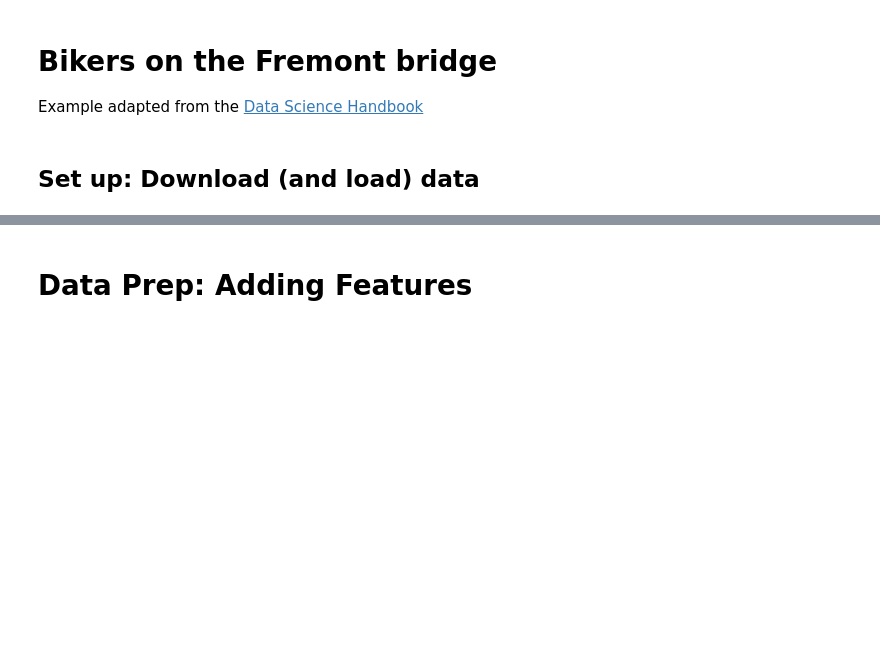
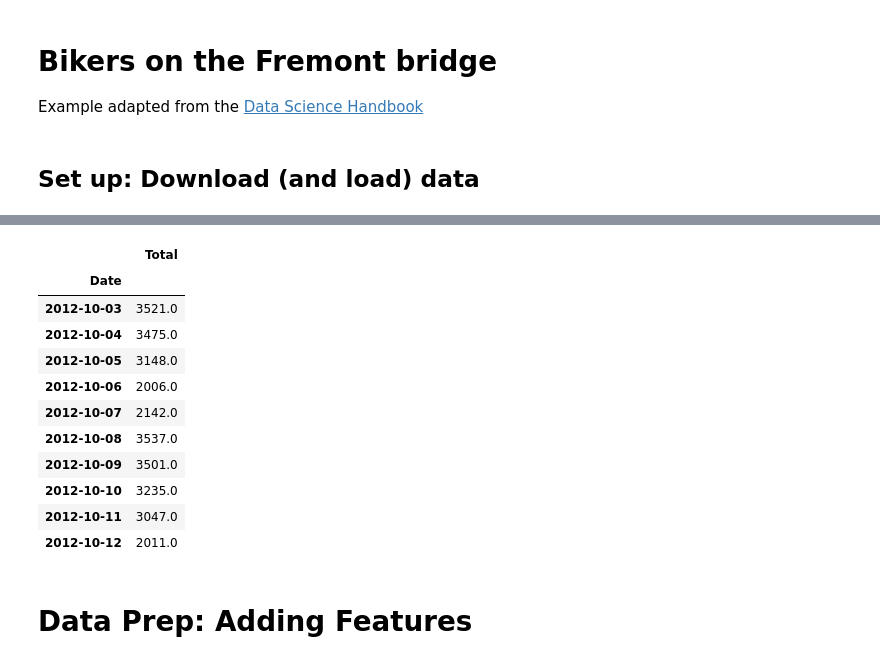
Before and after one commit to shravan207/datascience, a Jupyter notebook: analysis.ipynb, the cells around one changed output, grey strips where cells are left out. Saved outputs shown, nothing was run; the diff lists cells and outputs as text; code cells hidden in the pictures; blank space fills up the shorter version.

```diff
--- a/analysis.ipynb
+++ b/analysis.ipynb
@@ -25,9 +21,28 @@ from sklearn.pipeline import make_pipeline           # for making pipelines
 # %%
 # Aggregate data to the daily level
 counts = pd.read_csv('FremontBridge.csv', index_col='Date', parse_dates=True)
+# This operation shows us first 10 rows of this dataset
+counts.head(10)
+# The next few operations sum up the total number of bikers that have crossed
+# the Fremont Bridge on a given day and makes a new dataframe that gives us
+# date and total number of bikers that crossed that day.
 daily = counts.resample('d').sum()
 daily['Total'] = daily.sum(axis=1)
 daily = daily[['Total']] # remove other columns
+daily.head(10)
+# %% [output]
+|  | Total |
+| Date |  |
+| 2012-10-03 | 3521.0 |
+| 2012-10-04 | 3475.0 |
+| 2012-10-05 | 3148.0 |
+| 2012-10-06 | 2006.0 |
+| 2012-10-07 | 2142.0 |
+| 2012-10-08 | 3537.0 |
+| 2012-10-09 | 3501.0 |
+| 2012-10-10 | 3235.0 |
+| 2012-10-11 | 3047.0 |
+| 2012-10-12 | 2011.0 |
 # %% [markdown]
 # Data Prep: Adding Features
 # %%
```
Also changed, not shown: parts of 25 cells of this notebook.
